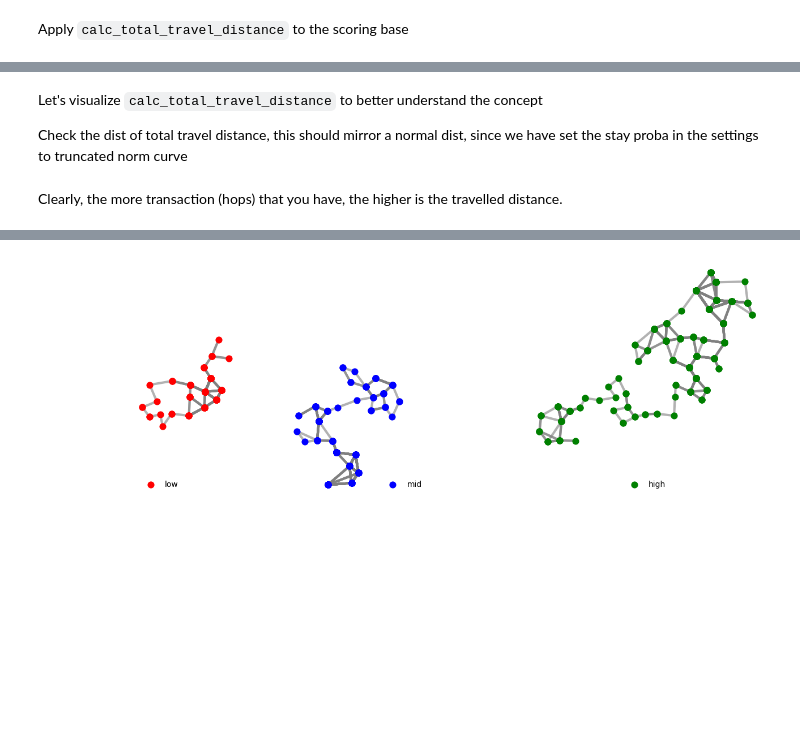
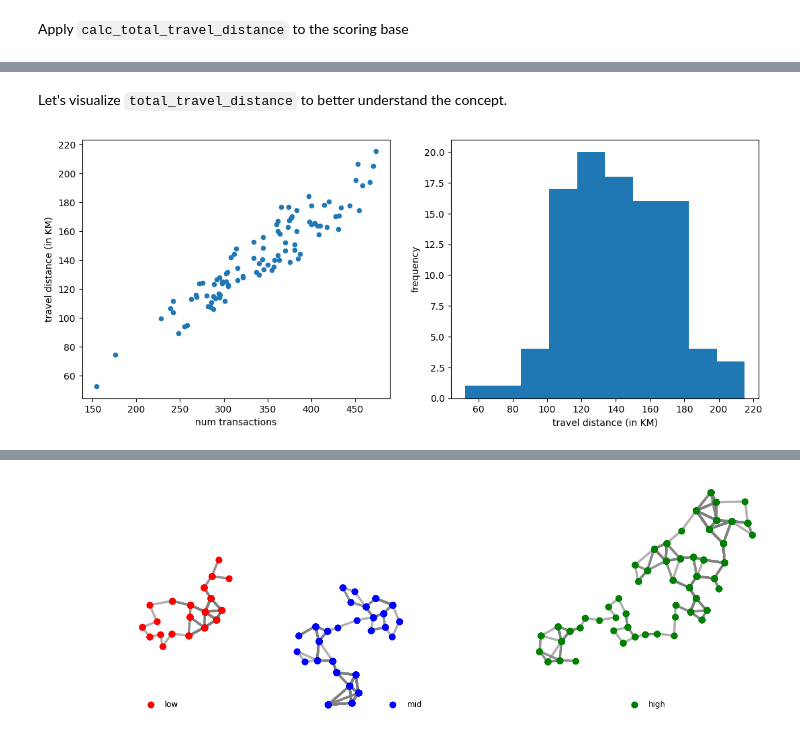
Before and after one commit to jpacil0/sds4gdsp, a Jupyter notebook: notebooks/02 Application.ipynb, the cells around one changed output, grey strips where cells are left out. Saved outputs shown, nothing was run; the diff lists cells and outputs as text; code cells hidden in the pictures; blank space fills up the shorter version.

```diff
--- a/notebooks/02 Application.ipynb
+++ b/notebooks/02 Application.ipynb
@@ -240,6 +244,2 @@ scoring_base.sample(5)
 # %% [markdown]
-Let's visualize `calc_total_travel_distance` to better understand the concept
-
-Check the dist of total travel distance, this should mirror a normal dist, since we have set the stay proba in the settings to truncated norm curve
+Let's visualize `total_travel_distance` to better understand the concept.
-# %% [markdown]
-Clearly, the more transaction (hops) that you have, the higher is the travelled distance.
@@ -260,0 +246,16 @@ def fetch_total_travel_distance(traj):
+# %%
+fig, (ax1, ax2) = plt.subplots(1, 2, figsize=(13, 5))
+left = fake_transactions.groupby("sub_uid").txn_uid.nunique().reset_index(name="num_transactions")
+right = scoring_base[["sub_uid", "total_travel_distance"]]
+f1 = left.merge(right, on="sub_uid")
+f1["total_travel_distance"] = f1["total_travel_distance"].div(1_000)
+f1.plot(ax=ax1, kind="scatter", x="num_transactions", y="total_travel_distance")
+f2 = scoring_base.copy()
+f2.total_travel_distance.div(1_000).hist(ax=ax2)
+ax1.set_ylabel("travel distance (in KM)")
+ax1.set_xlabel("num transactions")
+ax2.set_xlabel("travel distance (in KM)")
+ax2.set_ylabel("frequency")
+ax2.grid(False);
+# %% [output]
+[figure, added]
```
Also changed, not shown: parts of 30 cells of this notebook.
